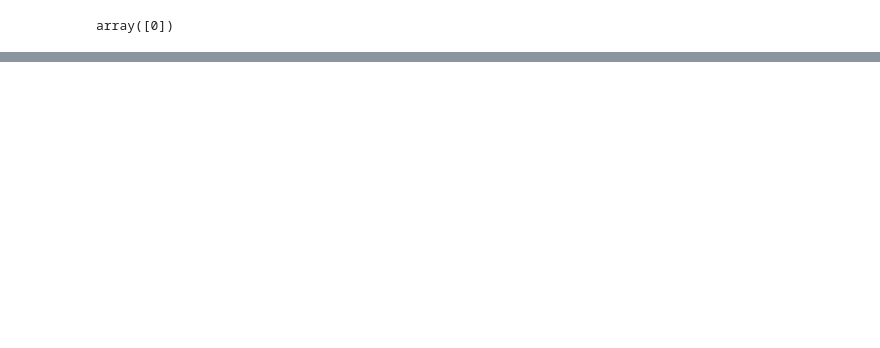
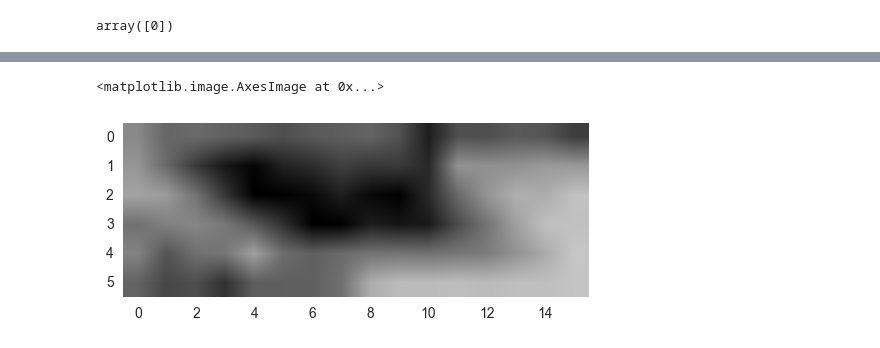
Before and after one commit to jsjol/diGP, a Jupyter notebook: notebooks/basic_use_case.ipynb, the cells around one changed output, grey strips where cells are left out. Saved outputs shown, nothing was run; the diff lists cells and outputs as text; code cells hidden in the pictures; blank space fills up the shorter version.

```diff
--- a/notebooks/basic_use_case.ipynb
+++ b/notebooks/basic_use_case.ipynb
@@ -69,26 +82,22 @@ kernel = (GPy.kern.RBF(input_dim=1, active_dims=[0],
           GPy.kern.RBF(input_dim=1, active_dims=[1],
                        variance=1,
                        lengthscale=spatialLengthScale) *
-          GPy.kern.RBF(input_dim=1, active_dims=[2],
-                       variance=1,
-                       lengthscale=spatialLengthScale) *
-          GPy.kern.Matern52(input_dim=1, active_dims=[3],
+          GPy.kern.Matern52(input_dim=1, active_dims=[2],
                             variance=1,
                             lengthscale=bValLengthScale) *
           GPy.kern.LegendrePolynomial(
              input_dim=3,
              coefficients=np.array((2, 0.5, 0.05)),
              orders=(0, 2, 4),
-             active_dims=(4, 5, 6)))
+             active_dims=(3, 4, 5)))
 
 kernel.parts[0].variance.fix(value=1)
 kernel.parts[1].variance.fix(value=1)
 kernel.parts[2].variance.fix(value=1)
-kernel.parts[3].variance.fix(value=1)
 # %% [output]
 array([0])
 # %%
-grid_dims = [[0], [1], [2], [3, 4, 5, 6]]
+grid_dims = [[0], [1], [2, 3, 4, 5]]
 
 model = GPy.models.GPRegressionGrid(handler.X, handler.y, kernel, grid_dims=grid_dims)
 # %%
@@ -99,4 +128,5 @@ print("Legendre coefficients: {}".format(model.mul.LegendrePolynomial.coefficien
 # %%
-mu = model.predict_noiseless(handlerPred.X, compute_var=False)
+#mu = model.predict_noiseless(handlerPred.X, compute_var=False)
+mu, var = model.predict_noiseless(handlerPred.X, compute_var=True)
 # %%
 plt.hist(handlerPred.y-mu, bins=500);
@@ -103,4 +134,0 @@ plt.hist(handlerPred.y-mu, bins=500);
-# %%
-yTrue = np.reshape(handler.y, handler.originalShape)
-mu = mu.reshape(handlerPred.originalShape)
-mu.shape
@@ -115,0 +135,8 @@ for i in range(5):
+# %%
+y_slice = handler.y.reshape(handler.originalShape)[:, :, 1]
+mu_slice = mu.reshape(handlerPred.originalShape)[:, :, 1]
+#plt.imshow(y_slice, vmin=0, vmax=1)
+plt.imshow(mu_slice, vmin=0, vmax=1)
+# %% [output]
+<matplotlib.image.AxesImage at 0x...>
+[figure, added]
```
Also changed, not shown: parts of 16 cells of this notebook, 1 other file.
